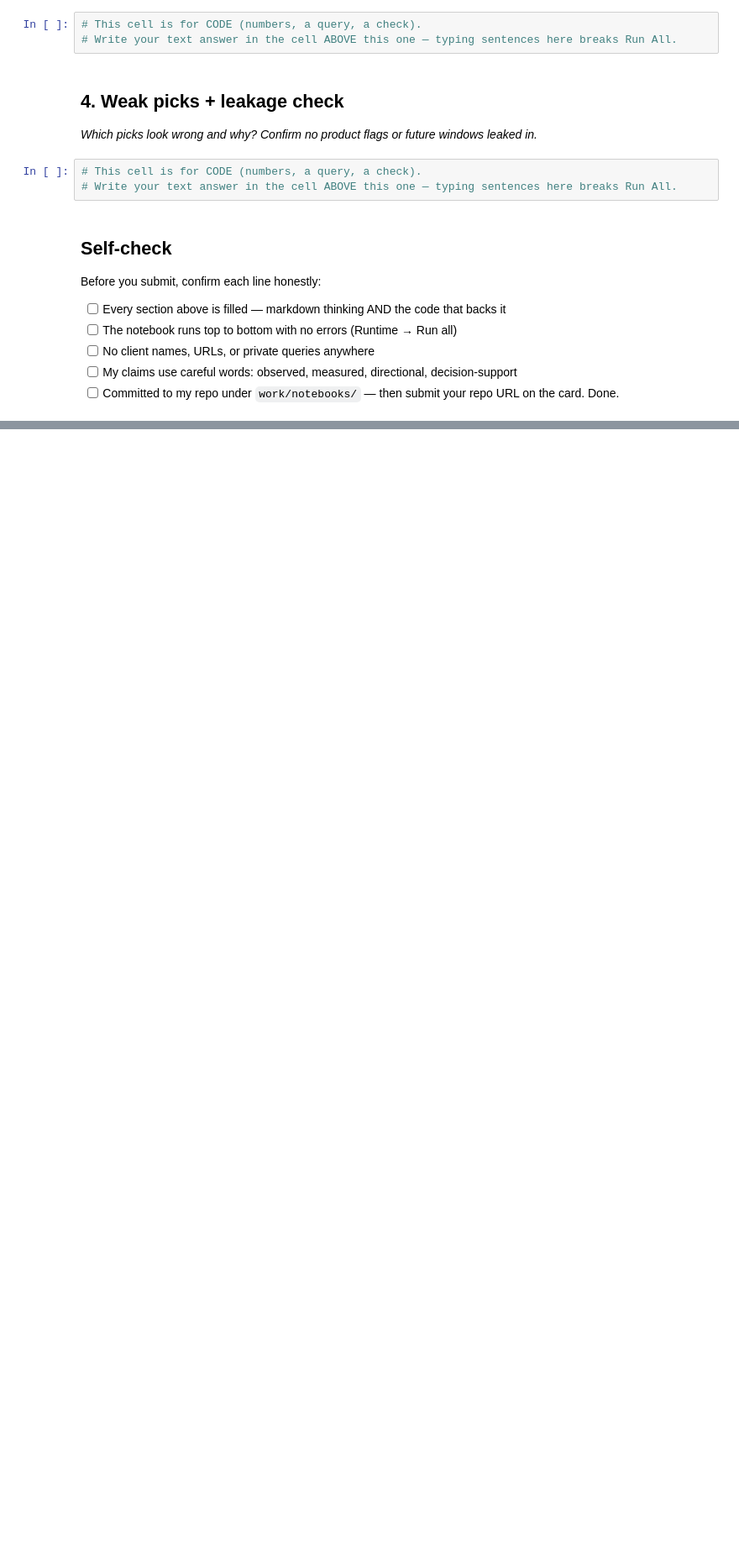
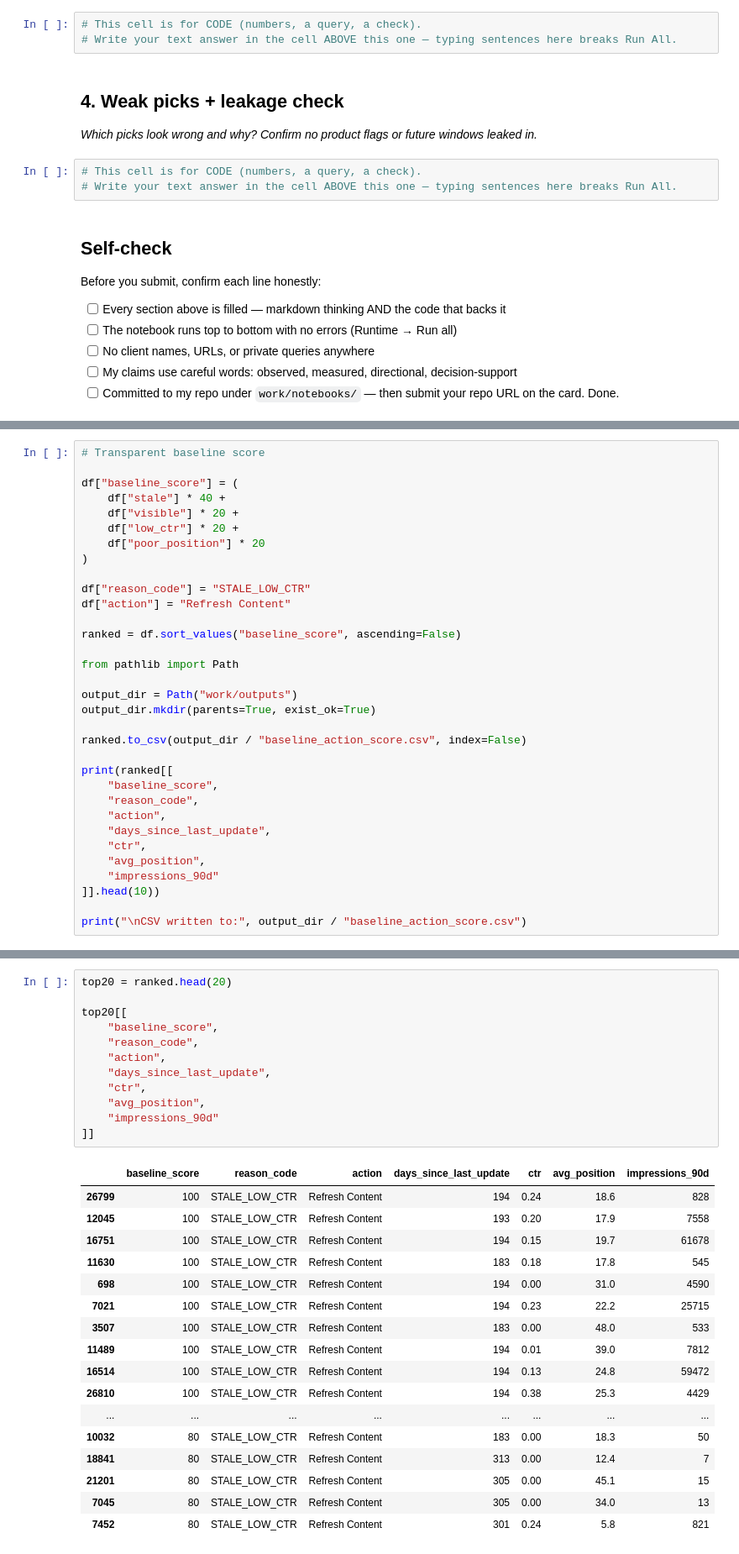
Before and after one commit to amitkumar15x/flyrank, a Jupyter notebook: work/notebooks/w04_baseline_score.ipynb, the cells around one changed output, grey strips where cells are left out. Shown at 84% size. Drawn from its saved outputs; the diff is of its cells as text; blank space fills up the shorter version.

```diff
--- a/work/notebooks/w04_baseline_score.ipynb
+++ b/work/notebooks/w04_baseline_score.ipynb
@@ -46,0 +173,33 @@ Before you submit, confirm each line honestly:
+# %%
+# Transparent baseline score
+
+df["baseline_score"] = (
+    df["stale"] * 40 +
+    df["visible"] * 20 +
+    df["low_ctr"] * 20 +
+    df["poor_position"] * 20
+)
+
+df["reason_code"] = "STALE_LOW_CTR"
+df["action"] = "Refresh Content"
+
+ranked = df.sort_values("baseline_score", ascending=False)
+
+from pathlib import Path
+
+output_dir = Path("work/outputs")
+output_dir.mkdir(parents=True, exist_ok=True)
+
+ranked.to_csv(output_dir / "baseline_action_score.csv", index=False)
+
+print(ranked[[
+    "baseline_score",
+    "reason_code",
+    "action",
+    "days_since_last_update",
+    "ctr",
+    "avg_position",
+    "impressions_90d"
+]].head(10))
+
+print("\nCSV written to:", output_dir / "baseline_action_score.csv")
@@ -46,0 +224,30 @@ Before you submit, confirm each line honestly:
+# %%
+top20 = ranked.head(20)
+
+top20[[
+    "baseline_score",
+    "reason_code",
+    "action",
+    "days_since_last_update",
+    "ctr",
+    "avg_position",
+    "impressions_90d"
+]]
+# %% [output]
+|  | baseline_score | reason_code | action | days_since_last_update | ctr | avg_position | impressions_90d |
+| 26799 | 100 | STALE_LOW_CTR | Refresh Content | 194 | 0.24 | 18.6 | 828 |
+| 12045 | 100 | STALE_LOW_CTR | Refresh Content | 193 | 0.20 | 17.9 | 7558 |
+| 16751 | 100 | STALE_LOW_CTR | Refresh Content | 194 | 0.15 | 19.7 | 61678 |
+| 11630 | 100 | STALE_LOW_CTR | Refresh Content | 183 | 0.18 | 17.8 | 545 |
+| 698 | 100 | STALE_LOW_CTR | Refresh Content | 194 | 0.00 | 31.0 | 4590 |
+| 7021 | 100 | STALE_LOW_CTR | Refresh Content | 194 | 0.23 | 22.2 | 25715 |
+| 3507 | 100 | STALE_LOW_CTR | Refresh Content | 183 | 0.00 | 48.0 | 533 |
+| 11489 | 100 | STALE_LOW_CTR | Refresh Content | 194 | 0.01 | 39.0 | 7812 |
+| 16514 | 100 | STALE_LOW_CTR | Refresh Content | 194 | 0.13 | 24.8 | 59472 |
+| 26810 | 100 | STALE_LOW_CTR | Refresh Content | 194 | 0.38 | 25.3 | 4429 |
+| ... | ... | ... | ... | ... | ... | ... | ... |
+| 10032 | 80 | STALE_LOW_CTR | Refresh Content | 183 | 0.00 | 18.3 | 50 |
+| 18841 | 80 | STALE_LOW_CTR | Refresh Content | 313 | 0.00 | 12.4 | 7 |
+| 21201 | 80 | STALE_LOW_CTR | Refresh Content | 305 | 0.00 | 45.1 | 15 |
+| 7045 | 80 | STALE_LOW_CTR | Refresh Content | 305 | 0.00 | 34.0 | 13 |
+| 7452 | 80 | STALE_LOW_CTR | Refresh Content | 301 | 0.24 | 5.8 | 821 |
```
Also changed, not shown: parts of 14 cells of this notebook.
